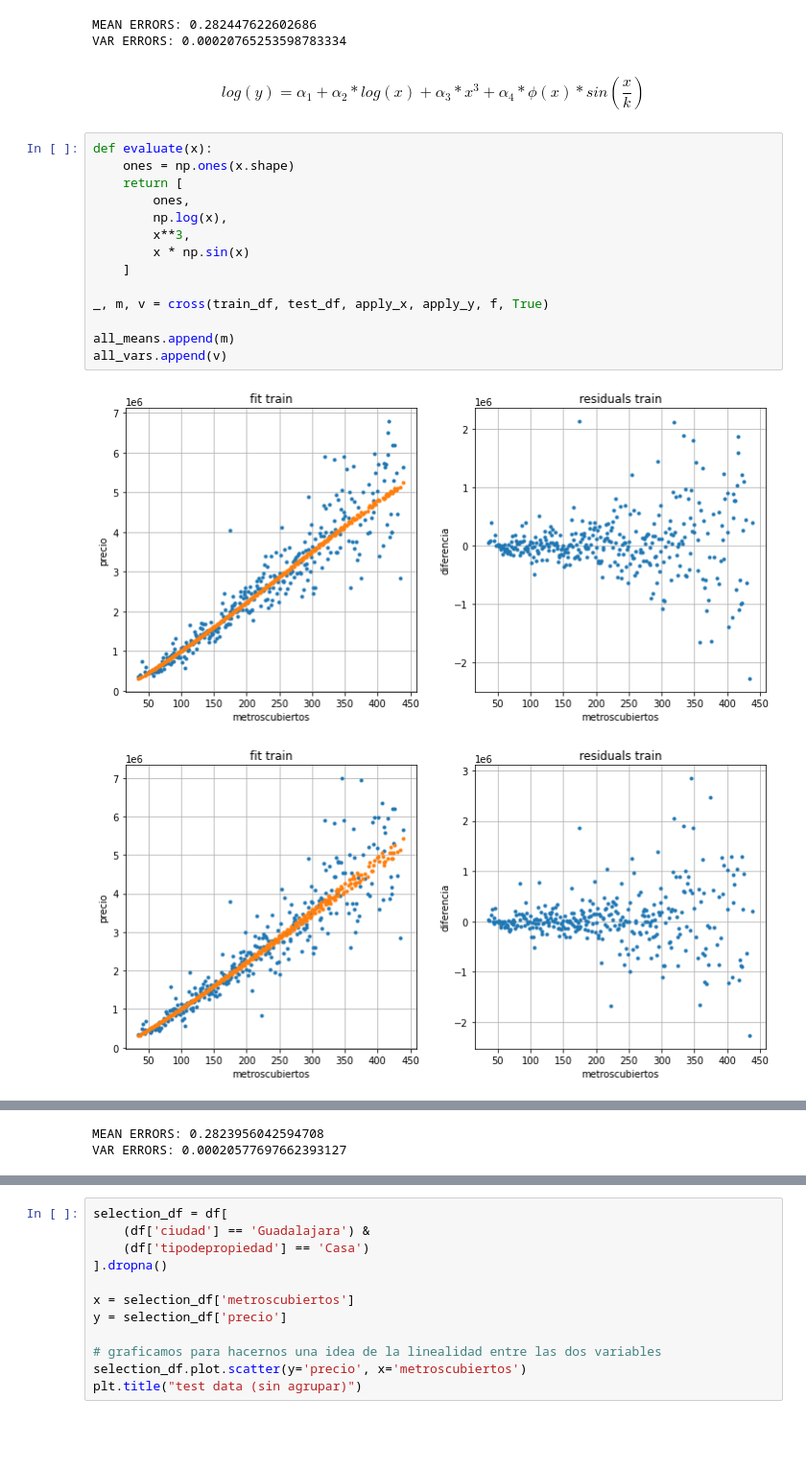
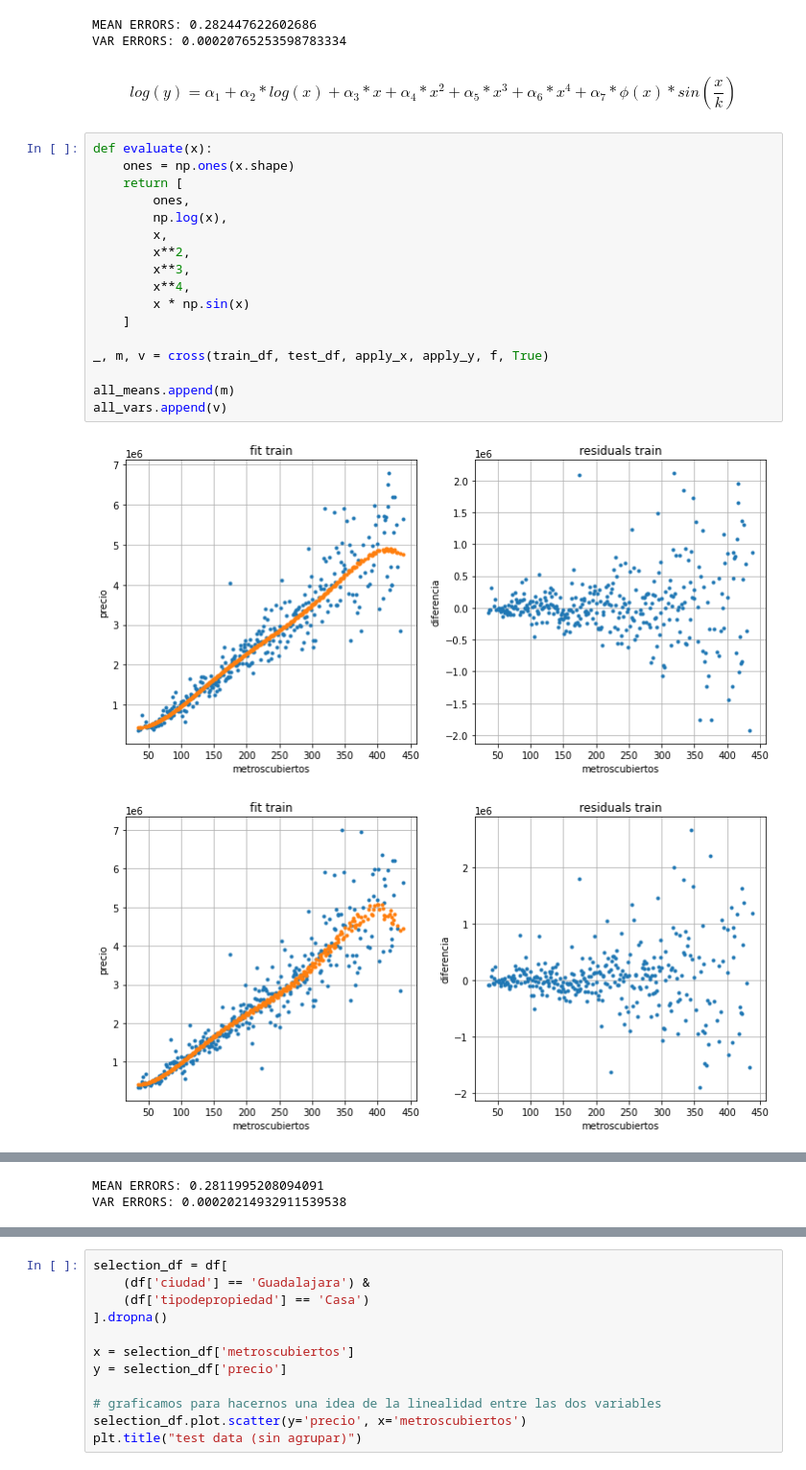
Before and after one commit to fzanollo/metodos-num, a Jupyter notebook: tp3/notebooks/Precios.ipynb, the cells around one changed output, grey strips where cells are left out. Shown at 96% size. Cells and saved outputs as stored; diff of their text form; blank space fills up the shorter version.

```diff
--- a/tp3/notebooks/PruebaDeConcepto-Final.ipynb
+++ b/tp3/notebooks/Precios.ipynb
@@ -511,21 +511,24 @@ all_vars.append(v)
 MEAN ERRORS: 0.282447622602686
 VAR ERRORS: 0.00020765253598783334
 # %% [markdown]
-$$log(y) = \alpha_1 + \alpha_2 * log(x) + \alpha_3 * x^3 + \alpha_4 * \phi(x) * sin(\frac{x}{k})$$
+$$log(y) = \alpha_1 + \alpha_2 * log(x) + \alpha_3 * x + \alpha_4 * x^2 + \alpha_5 * x^3 + \alpha_6 * x^4 + \alpha_7 * \phi(x) * sin(\frac{x}{k})$$
 # %%
 def evaluate(x):
     ones = np.ones(x.shape)
     return [
         ones,
         np.log(x),
+        x,
+        x**2,
         x**3,
+        x**4,
         x * np.sin(x)
     ]
 
 _, m, v = cross(train_df, test_df, apply_x, apply_y, f, True)
 
 all_means.append(m)
 all_vars.append(v)
 # %% [output]
-[figure, old version]
+[figure, new version]
-[figure, old version]
+[figure, new version]
@@ -535,3 +538,3 @@ all_vars.append(v)
-MEAN ERRORS: 0.2823956042594708
-VAR ERRORS: 0.00020577697662393127
+MEAN ERRORS: 0.2811995208094091
+VAR ERRORS: 0.00020214932911539538
 # %%
```
Also changed, not shown: parts of 18 cells of this notebook, 3 other files.
